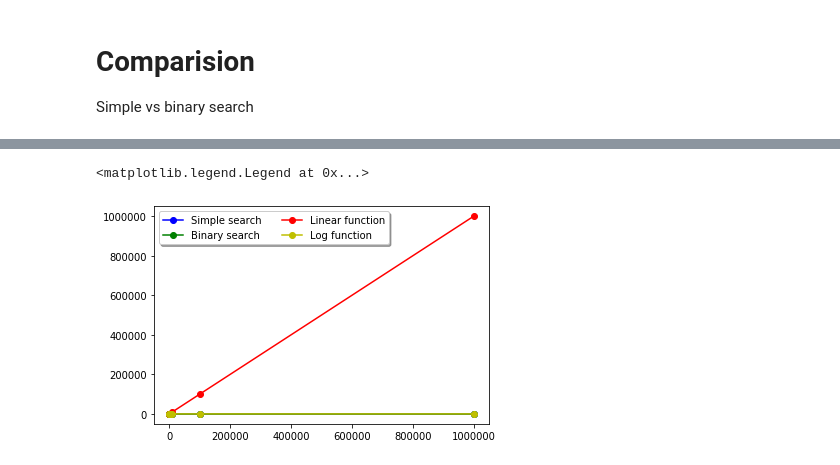
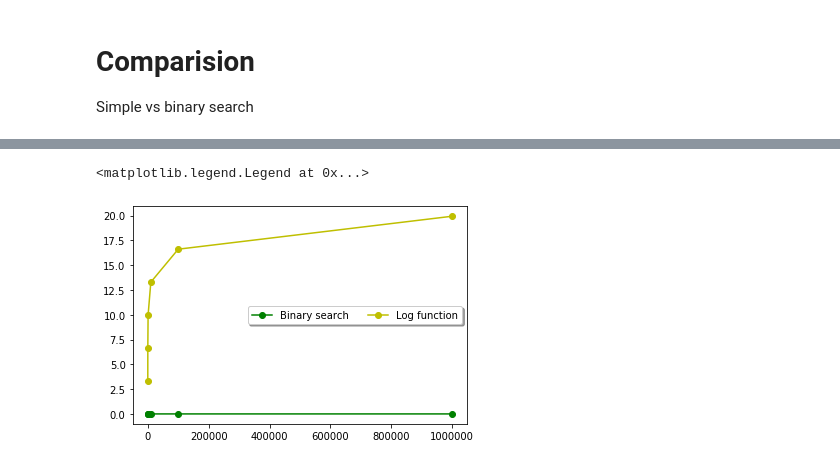
Before and after one commit to amamonova/algorithms, a Jupyter notebook: Big_O_notation.ipynb, the cells around one changed output, grey strips where cells are left out. Drawn from its saved outputs; the diff is of its cells as text; code cells hidden in the pictures.

```diff
--- a/Big_O_notation.ipynb
+++ b/Big_O_notation.ipynb
@@ -11,18 +11,19 @@ class StatChart:
 
     def get_coordinates(self):
         timeit = Timer()
-        self.lens = [10, 100, 1000, 10000, 100000, 1000000]
-        self.times = []
-        for len_array in self.lens:
-            self.array = random.sample(range(len_array + 42), len_array)
+        times = []
+        lens = [10, 100, 1000, 10000, 100000, 1000000]
+
+        for len_array in lens:
+            array = random.sample(range(len_array + 42), len_array)
             with timeit:
-                self.foo_name(self.array, 42)
-            self.times.append(timeit.delta.total_seconds())
-        return self.lens, self.times
+                self.foo_name(array, 42)
+            times.append(timeit.delta.total_seconds())
+        return lens, times
 
 
-    def get_chart(self):
-        plt.plot(self.lens, self.times, 'bo-')
+    def get_chart(self, lens, times):
+        plt.plot(lens, times, 'bo-')
         return
 # %% [markdown]
 # Simple search
@@ -54,10 +62,8 @@ Simple vs binary search
 # %%
-plt.plot(simple_lens, simple_times, 'bo-', label='Simple search')
 plt.plot(binary_lens, binary_times, 'go-', label='Binary search')
-plt.plot(simple_lens, simple_lens, 'ro-', label='Linear function')
 plt.plot(binary_lens, [math.log2(x) for x in binary_lens],
          'yo-', label='Log function')
 plt.legend(loc='best', ncol=2, shadow=True, fancybox=True)
 # %% [output]
 <matplotlib.legend.Legend at 0x...>
-[figure, old version]
+[figure, new version]
```
Also changed, not shown: parts of 3 cells of this notebook.
